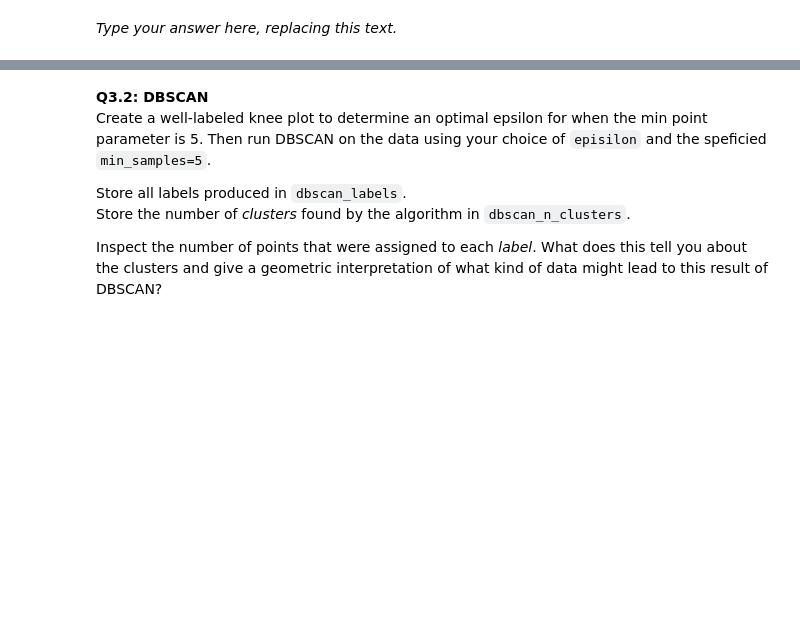
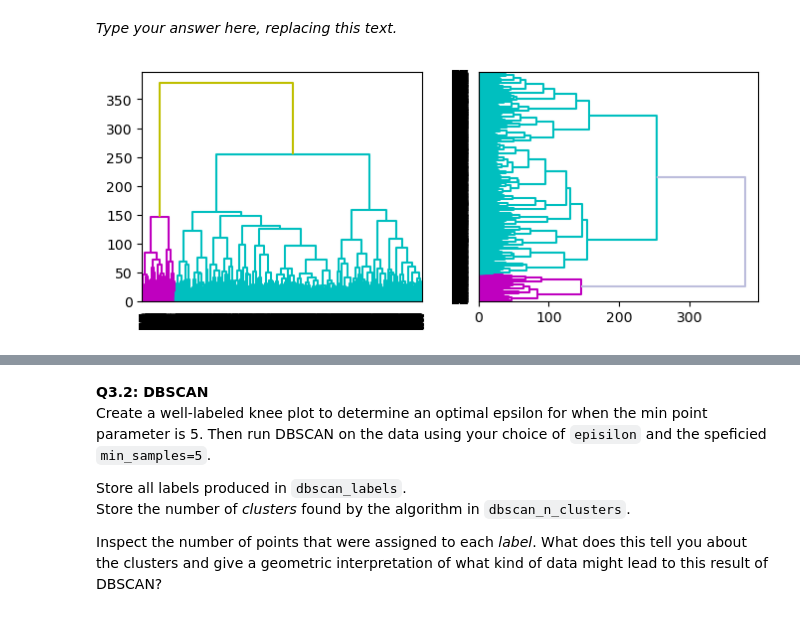
Before and after one commit to jamesliounis/Harvard-Deep-Learning, a Jupyter notebook: cs109b_hw1/cs109b_hw1.ipynb, the cells around one changed output, grey strips where cells are left out. Drawn from its saved outputs; the diff is of its cells as text; code cells hidden in the pictures; blank space fills up the shorter version.

```diff
--- a/cs109b_hw1/cs109b_hw1.ipynb
+++ b/cs109b_hw1/cs109b_hw1.ipynb
@@ -441,0 +486,22 @@ _Type your answer here, replacing this text._
+# %%
+# your code here
+
+# Create condensed distance matrix from fma dataset
+
+y = pdist(fma_scaled)
+
+# Perform clustering
+Z = ward(y)
+# %%
+# your code here
+hierarchy.set_link_color_palette(['m', 'c', 'y', 'k'])
+fig, axes = plt.subplots(1, 2, figsize=(8, 3))
+dn1 = hierarchy.dendrogram(Z, ax=axes[0], above_threshold_color='y',
+                            orientation='top')
+dn2 = hierarchy.dendrogram(Z, ax=axes[1],
+                            above_threshold_color='#bcbddc',
+                            orientation='right')
+hierarchy.set_link_color_palette(None)  # reset to default after use
+plt.show()
+# %% [output]
+[figure, added]
```
Also changed, not shown: parts of 16 cells of this notebook, 1 other file.
